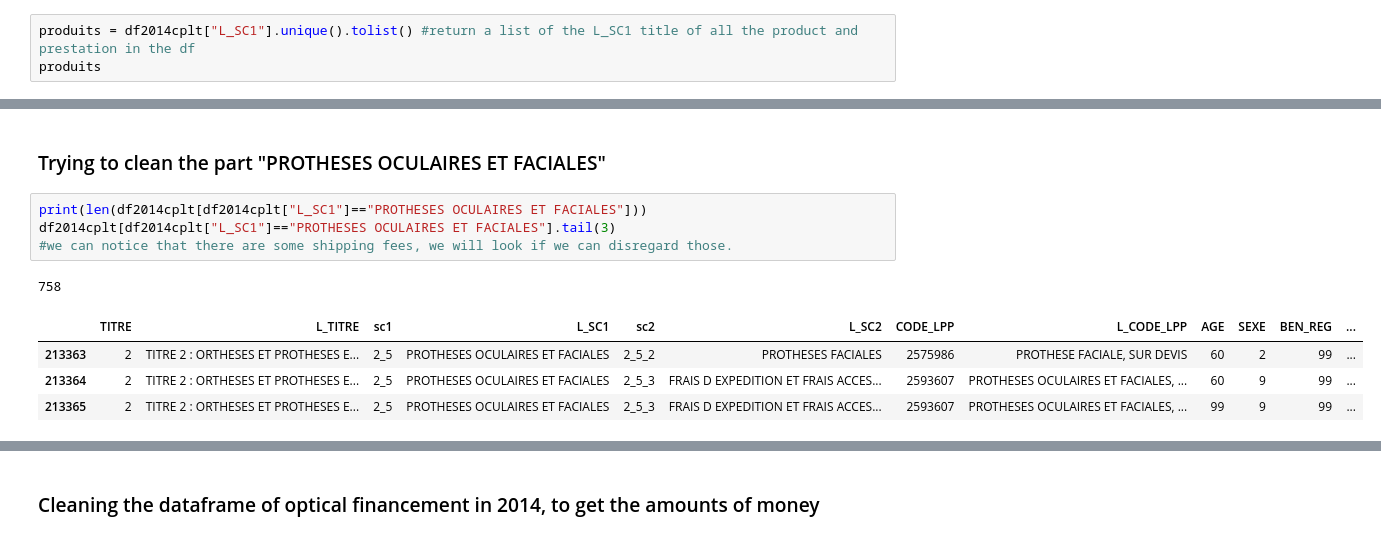
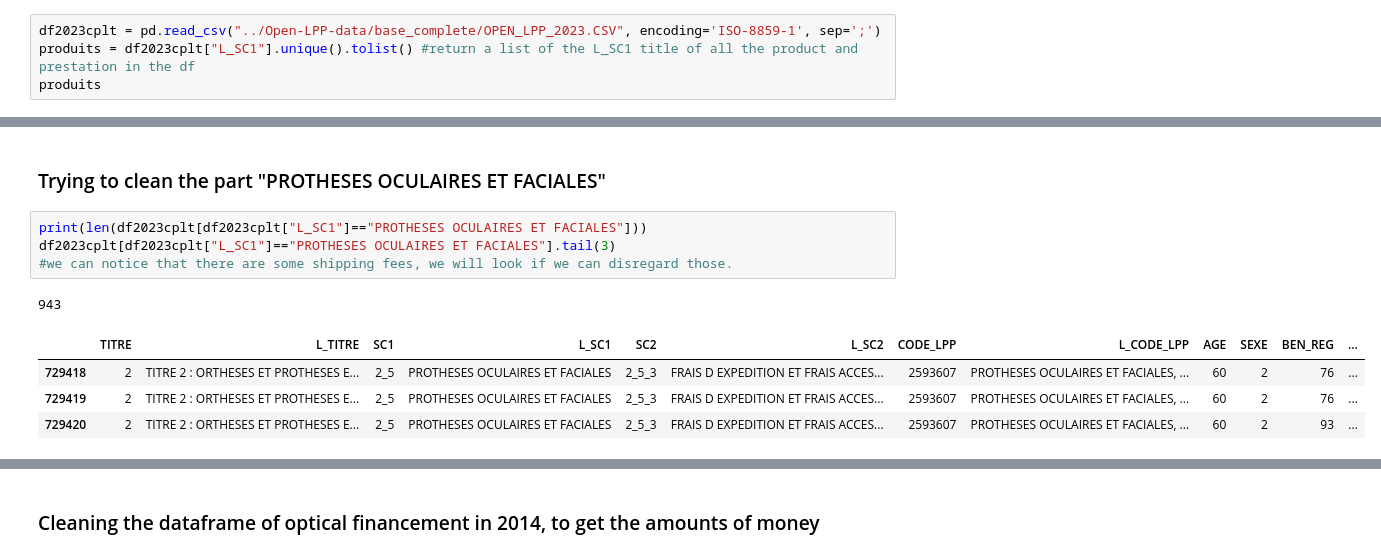
Before and after one commit to bparent11/analysingEffectOfHealthPlanInFrance, a Jupyter notebook: code/cleaning-data-open-LPP.ipynb, the cells around one changed output, grey strips where cells are left out. Drawn from its saved outputs; the diff is of its cells as text.

```diff
--- a/code/cleaning-data-open-LPP.ipynb
+++ b/code/cleaning-data-open-LPP.ipynb
@@ -18,5 +47,6 @@ df2014cplt.head(2)
 # %%
-produits = df2014cplt["L_SC1"].unique().tolist() #return a list of the L_SC1 title of all the product and prestation in the df
+df2023cplt = pd.read_csv("../Open-LPP-data/base_complete/OPEN_LPP_2023.CSV", encoding='ISO-8859-1', sep=';')
+produits = df2023cplt["L_SC1"].unique().tolist() #return a list of the L_SC1 title of all the product and prestation in the df
 produits
 # %% [output]
 ['DM, MATERIELS ET PRODUITS POUR LE TRAITEMENT DE PATHOLOGIES SPECIFIQUES',
@@ -49,13 +79,13 @@ print(optical_100) #we got 2 interesting L_SC1 title which seem to be eligible t
 # %% [markdown]
 ### Trying to clean the part "PROTHESES OCULAIRES ET FACIALES"
 # %%
-print(len(df2014cplt[df2014cplt["L_SC1"]=="PROTHESES OCULAIRES ET FACIALES"]))
-df2014cplt[df2014cplt["L_SC1"]=="PROTHESES OCULAIRES ET FACIALES"].tail(3)
+print(len(df2023cplt[df2023cplt["L_SC1"]=="PROTHESES OCULAIRES ET FACIALES"]))
+df2023cplt[df2023cplt["L_SC1"]=="PROTHESES OCULAIRES ET FACIALES"].tail(3)
 #we can notice that there are some shipping fees, we will look if we can disregard those.
 # %% [output]
-758
+943
-|  | TITRE | L_TITRE | sc1 | L_SC1 | sc2 | L_SC2 | CODE_LPP | L_CODE_LPP | AGE | SEXE | BEN_REG | ... |
-| 213363 | 2 | TITRE 2 : ORTHESES ET PROTHESES E... | 2_5 | PROTHESES OCULAIRES ET FACIALES | 2_5_2 | PROTHESES FACIALES | 2575986 | PROTHESE FACIALE, SUR DEVIS | 60 | 2 | 99 | ... |
-| 213364 | 2 | TITRE 2 : ORTHESES ET PROTHESES E... | 2_5 | PROTHESES OCULAIRES ET FACIALES | 2_5_3 | FRAIS D EXPEDITION ET FRAIS ACCES... | 2593607 | PROTHESES OCULAIRES ET FACIALES, ... | 60 | 9 | 99 | ... |
-| 213365 | 2 | TITRE 2 : ORTHESES ET PROTHESES E... | 2_5 | PROTHESES OCULAIRES ET FACIALES | 2_5_3 | FRAIS D EXPEDITION ET FRAIS ACCES... | 2593607 | PROTHESES OCULAIRES ET FACIALES, ... | 99 | 9 | 99 | ... |
+|  | TITRE | L_TITRE | SC1 | L_SC1 | SC2 | L_SC2 | CODE_LPP | L_CODE_LPP | AGE | SEXE | BEN_REG | ... |
+| 729418 | 2 | TITRE 2 : ORTHESES ET PROTHESES E... | 2_5 | PROTHESES OCULAIRES ET FACIALES | 2_5_3 | FRAIS D EXPEDITION ET FRAIS ACCES... | 2593607 | PROTHESES OCULAIRES ET FACIALES, ... | 60 | 2 | 76 | ... |
+| 729419 | 2 | TITRE 2 : ORTHESES ET PROTHESES E... | 2_5 | PROTHESES OCULAIRES ET FACIALES | 2_5_3 | FRAIS D EXPEDITION ET FRAIS ACCES... | 2593607 | PROTHESES OCULAIRES ET FACIALES, ... | 60 | 2 | 76 | ... |
+| 729420 | 2 | TITRE 2 : ORTHESES ET PROTHESES E... | 2_5 | PROTHESES OCULAIRES ET FACIALES | 2_5_3 | FRAIS D EXPEDITION ET FRAIS ACCES... | 2593607 | PROTHESES OCULAIRES ET FACIALES, ... | 60 | 2 | 93 | ... |
 # %%
```
Also changed, not shown: parts of 42 cells of this notebook.
